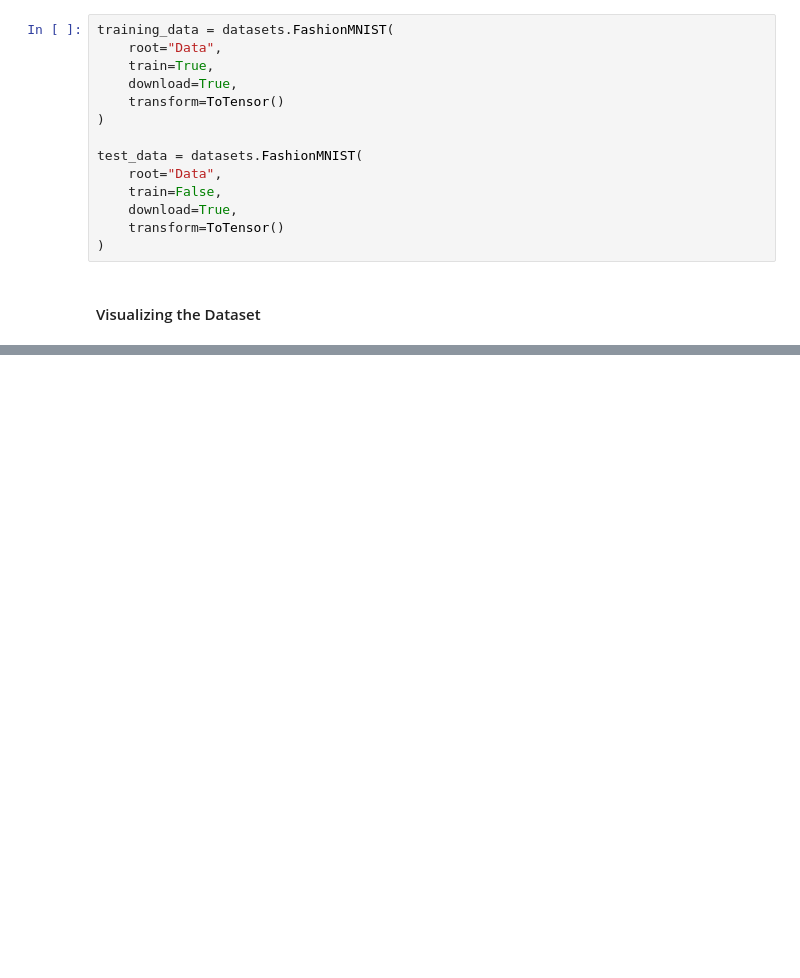
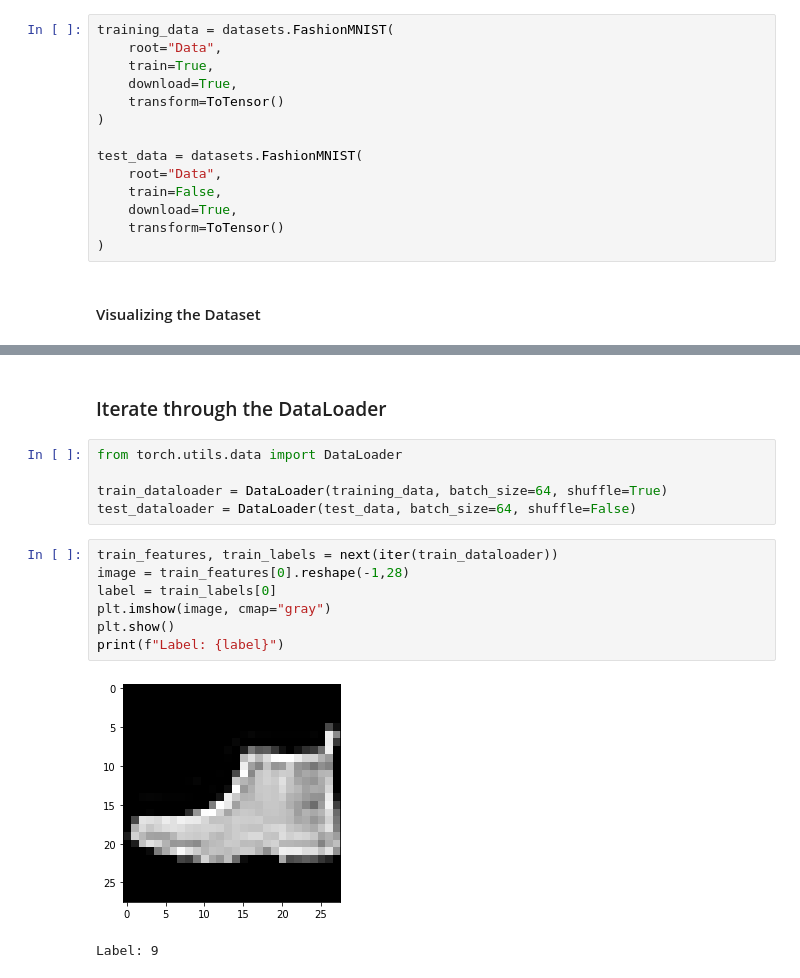
Before and after one commit to dawidkubicki/pytorch-education, a Jupyter notebook: Introduction/Datasets & Dataloaders.ipynb, the cells around one changed output, grey strips where cells are left out. Saved outputs shown, nothing was run; the diff lists cells and outputs as text; blank space fills up the shorter version.

```diff
--- a/Introduction/Datasets & Dataloaders.ipynb
+++ b/Introduction/Datasets & Dataloaders.ipynb
@@ -65,0 +93,17 @@ torch.Size([1, 28, 28])
+# %% [markdown]
+### Iterate through the DataLoader
+# %%
+from torch.utils.data import DataLoader
+
+train_dataloader = DataLoader(training_data, batch_size=64, shuffle=True)
+test_dataloader = DataLoader(test_data, batch_size=64, shuffle=False)
+# %%
+train_features, train_labels = next(iter(train_dataloader))
+image = train_features[0].reshape(-1,28)
+label = train_labels[0]
+plt.imshow(image, cmap="gray")
+plt.show()
+print(f"Label: {label}")
+# %% [output]
+[figure, added]
+Label: 9
```
Also changed, not shown: parts of 5 cells of this notebook.
